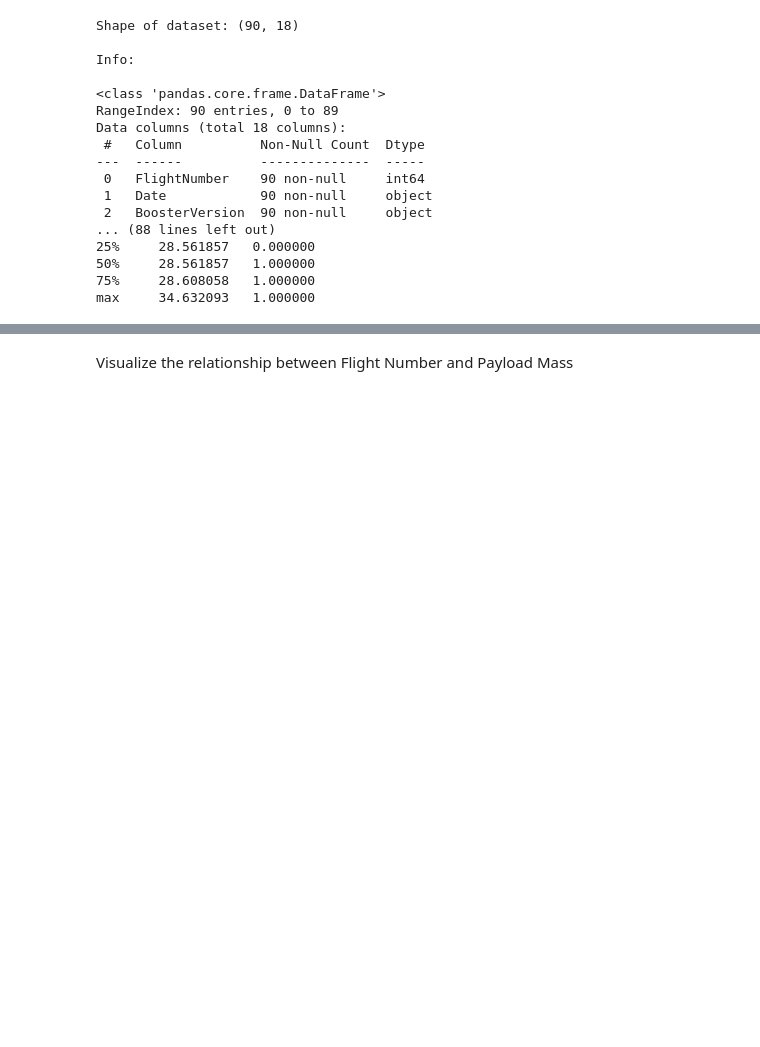
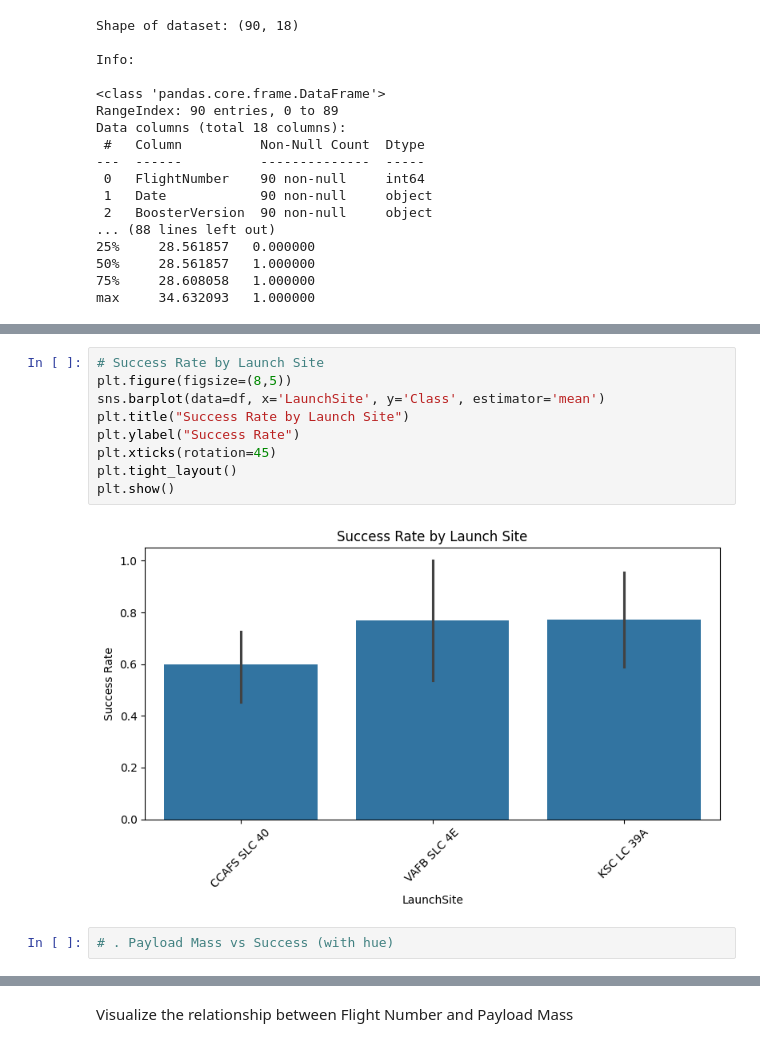
Before and after one commit to parisazeynaly/Space-X-Dataset, a Jupyter notebook: Space_x_Dataset.ipynb, the cells around one changed output, grey strips where cells are left out. Saved outputs shown, nothing was run; the diff lists cells and outputs as text; blank space fills up the shorter version.

```diff
--- a/Space_x_Dataset.ipynb
+++ b/Space_x_Dataset.ipynb
@@ -202,0 +79,13 @@ memory usage: 8.1+ KB
+# %%
+# Success Rate by Launch Site
+plt.figure(figsize=(8,5))
+sns.barplot(data=df, x='LaunchSite', y='Class', estimator='mean')
+plt.title("Success Rate by Launch Site")
+plt.ylabel("Success Rate")
+plt.xticks(rotation=45)
+plt.tight_layout()
+plt.show()
+# %% [output]
+[figure, added]
+# %%
+# . Payload Mass vs Success (with hue)
```
Also changed, not shown: parts of 24 cells of this notebook.
